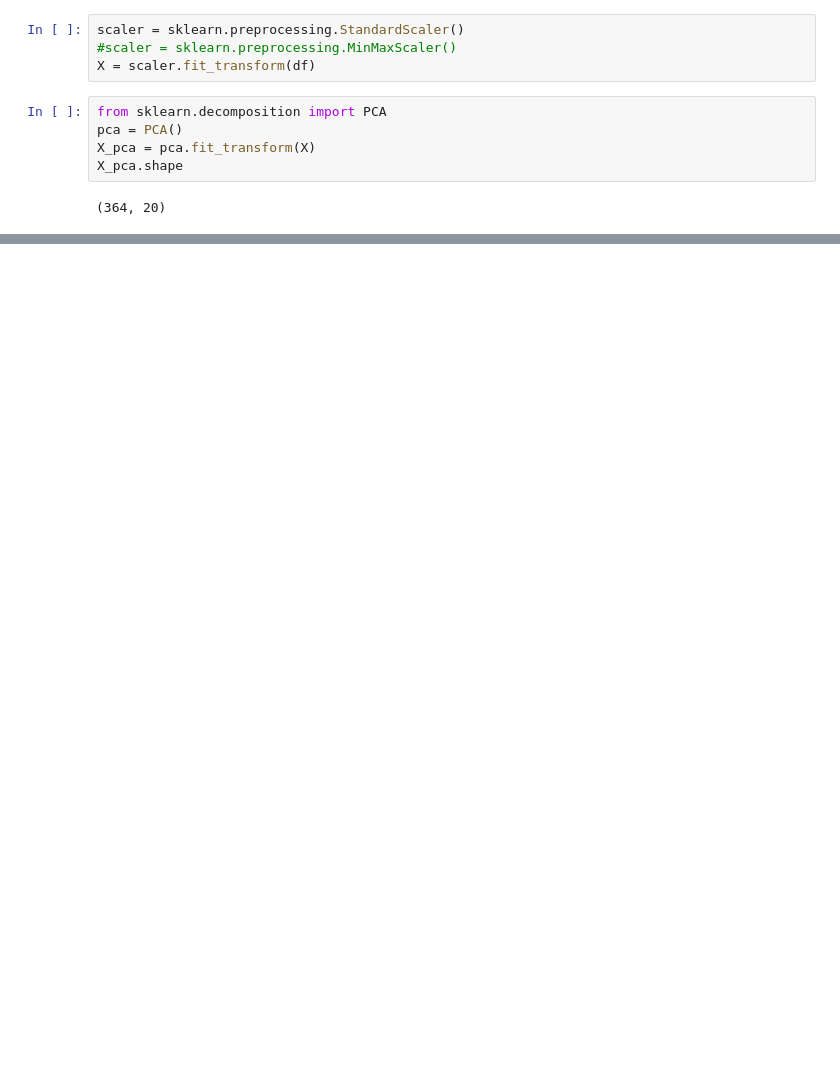
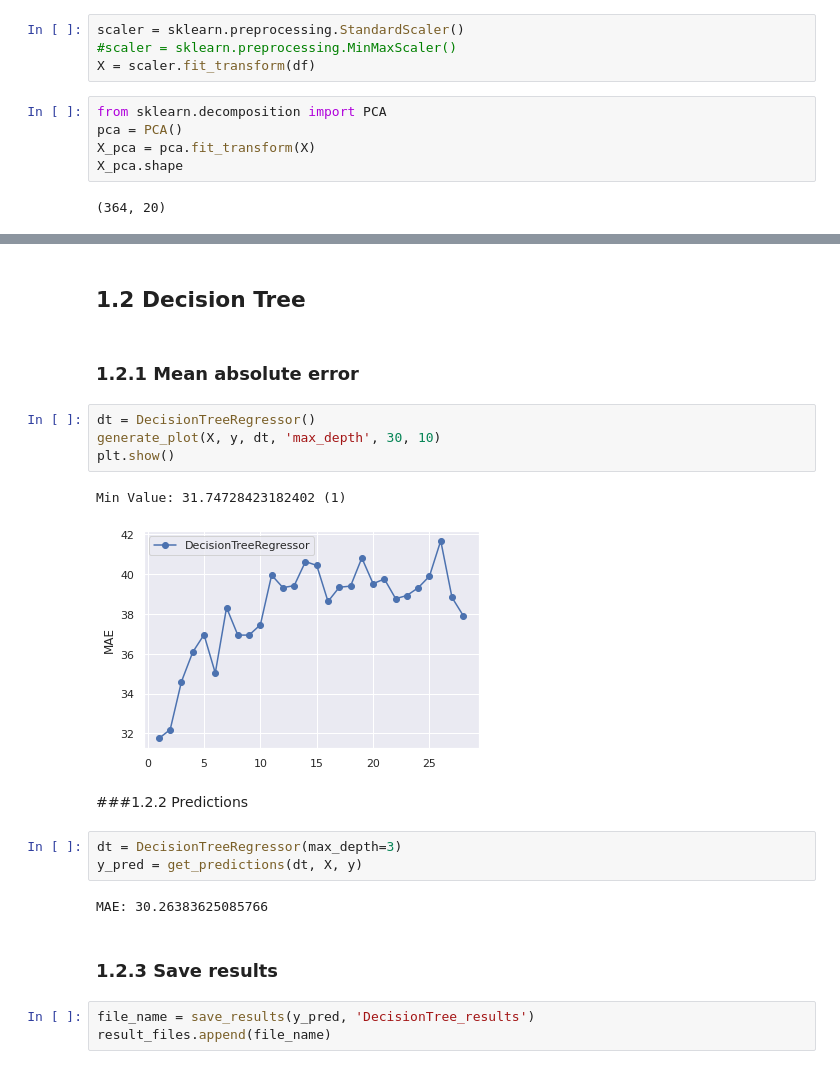
Before and after one commit to GummyBearStudioTeam/ESI_MLTechniques, a Jupyter notebook: Milestone2_Supervised.ipynb, the cells around one changed output, grey strips where cells are left out. Cells and saved outputs as stored; diff of their text form; blank space fills up the shorter version.

```diff
--- a/Milestone2_Supervised.ipynb
+++ b/Milestone2_Supervised.ipynb
@@ -86,0 +279,23 @@ features = ['ndvi_ne', 'ndvi_nw', 'ndvi_se', 'ndvi_sw', 'precipitation_amt_mm',
+# %% [markdown]
+## 1.2 Decision Tree
+# %% [markdown]
+### 1.2.1 Mean absolute error
+# %%
+dt = DecisionTreeRegressor()
+generate_plot(X, y, dt, 'max_depth', 30, 10)
+plt.show()
+# %% [output]
+Min Value: 31.74728423182402 (1)
+[figure, added]
+# %% [markdown]
+###1.2.2 Predictions
+# %%
+dt = DecisionTreeRegressor(max_depth=3)
+y_pred = get_predictions(dt, X, y)
+# %% [output]
+MAE: 30.26383625085766
+# %% [markdown]
+### 1.2.3 Save results
+# %%
+file_name = save_results(y_pred, 'DecisionTree_results')
+result_files.append(file_name)
```
Also changed, not shown: parts of 69 cells of this notebook.
